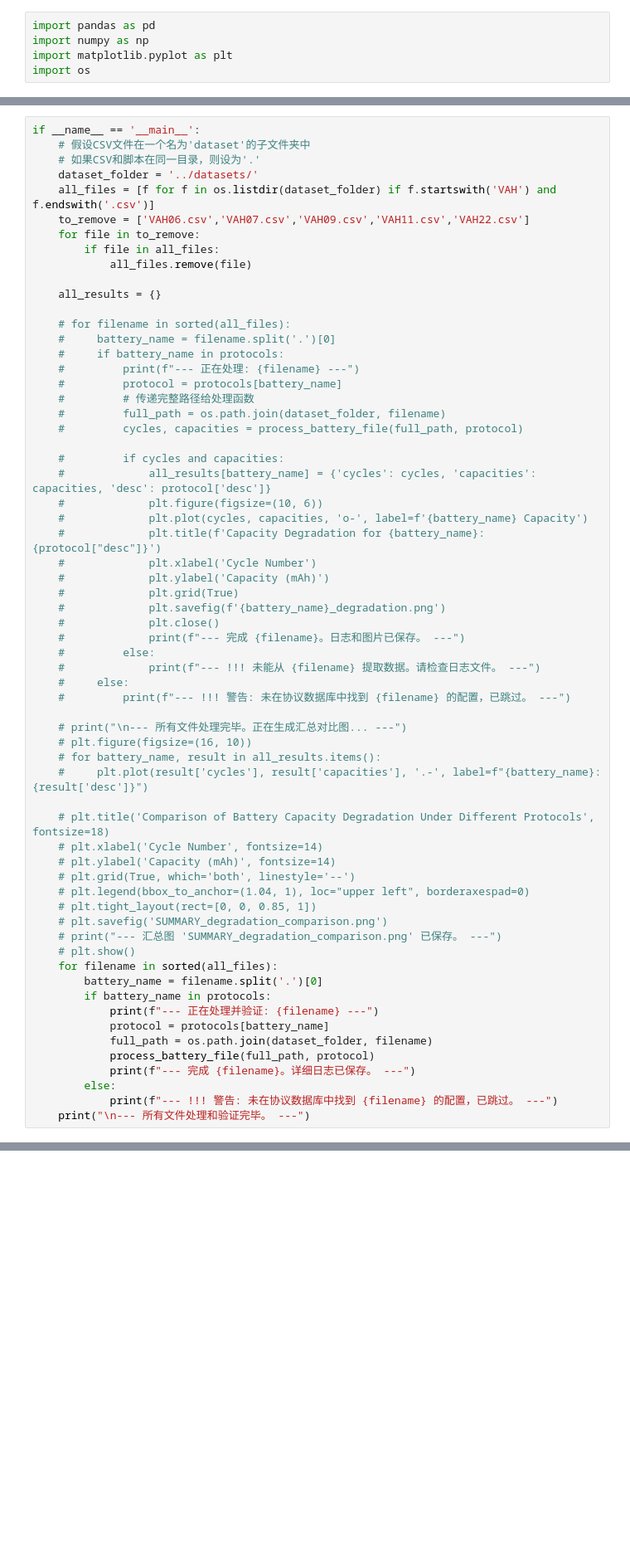
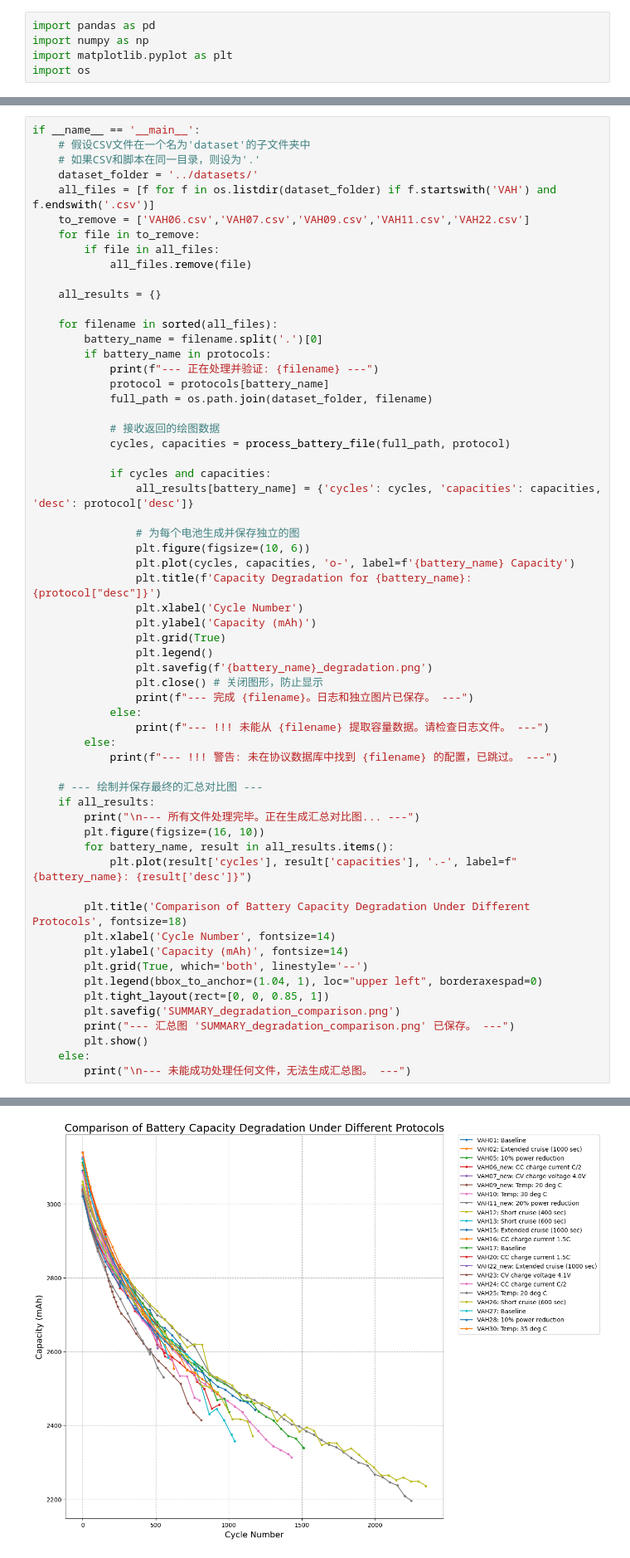
Before and after one commit to hilinxinhui/14226830, a Jupyter notebook: tutorials/cmu.ipynb, the cells around one changed output, grey strips where cells are left out. Shown at 83% size. Drawn from its saved outputs; the diff is of its cells as text; blank space fills up the shorter version.

```diff
--- a/tutorials/cmu.ipynb
+++ b/tutorials/cmu.ipynb
@@ -346,55 +502,52 @@ if __name__ == '__main__':
 
     all_results = {}
 
-    # for filename in sorted(all_files):
-    #     battery_name = filename.split('.')[0]
-    #     if battery_name in protocols:
-    #         print(f"--- 正在处理: {filename} ---")
-    #         protocol = protocols[battery_name]
-    #         # 传递完整路径给处理函数
-    #         full_path = os.path.join(dataset_folder, filename)
-    #         cycles, capacities = process_battery_file(full_path, protocol)
-
-    #         if cycles and capacities:
-    #             all_results[battery_name] = {'cycles': cycles, 'capacities': capacities, 'desc': protocol['desc']}
-    #             plt.figure(figsize=(10, 6))
-    #             plt.plot(cycles, capacities, 'o-', label=f'{battery_name} Capacity')
-    #             plt.title(f'Capacity Degradation for {battery_name}: {protocol["desc"]}')
-    #             plt.xlabel('Cycle Number')
-    #             plt.ylabel('Capacity (mAh)')
-    #             plt.grid(True)
-    #             plt.savefig(f'{battery_name}_degradation.png')
-    #             plt.close()
-    #             print(f"--- 完成 {filename}。日志和图片已保存。 ---")
-    #         else:
-    #             print(f"--- !!! 未能从 {filename} 提取数据。请检查日志文件。 ---")
-    #     else:
-    #         print(f"--- !!! 警告: 未在协议数据库中找到 {filename} 的配置，已跳过。 ---")
-
-    # print("\n--- 所有文件处理完毕。正在生成汇总对比图... ---")
-    # plt.figure(figsize=(16, 10))
-    # for battery_name, result in all_results.items():
-    #     plt.plot(result['cycles'], result['capacities'], '.-', label=f"{battery_name}: {result['desc']}")
-
-    # plt.title('Comparison of Battery Capacity Degradation Under Different Protocols', fontsize=18)
-    # plt.xlabel('Cycle Number', fontsize=14)
-    # plt.ylabel('Capacity (mAh)', fontsize=14)
-    # plt.grid(True, which='both', linestyle='--')
-    # plt.legend(bbox_to_anchor=(1.04, 1), loc="upper left", borderaxespad=0)
-    # plt.tight_layout(rect=[0, 0, 0.85, 1])
-    # plt.savefig('SUMMARY_degradation_comparison.png')
-    # print("--- 汇总图 'SUMMARY_degradation_comparison.png' 已保存。 ---")
-    # plt.show()
     for filename in sorted(all_files):
         battery_name = filename.split('.')[0]
         if battery_name in protocols:
             print(f"--- 正在处理并验证: {filename} ---")
             protocol = protocols[battery_name]
             full_path = os.path.join(dataset_folder, filename)
-            process_battery_file(full_path, protocol)
-            print(f"--- 完成 {filename}。详细日志已保存。 ---")
+
+            # 接收返回的绘图数据
+            cycles, capacities = process_battery_file(full_path, protocol)
+
+            if cycles and capacities:
+                all_results[battery_name] = {'cycles': cycles, 'capacities': capacities, 'desc': protocol['desc']}
+
+                # 为每个电池生成并保存独立的图
+                plt.figure(figsize=(10, 6))
+                plt.plot(cycles, capacities, 'o-', label=f'{battery_name} Capacity')
+                plt.title(f'Capacity Degradation for {battery_name}: {protocol["desc"]}')
+                plt.xlabel('Cycle Number')
+                plt.ylabel('Capacity (mAh)')
+                plt.grid(True)
+                plt.legend()
+                plt.savefig(f'{battery_name}_degradation.png')
+                plt.close() # 关闭图形，防止显示
+                print(f"--- 完成 {filename}。日志和独立图片已保存。 ---")
+            else:
+                print(f"--- !!! 未能从 {filename} 提取容量数据。请检查日志文件。 ---")
         else:
             print(f"--- !!! 警告: 未在协议数据库中找到 {filename} 的配置，已跳过。 ---")
-    print("\n--- 所有文件处理和验证完毕。 ---")
+
+    # --- 绘制并保存最终的汇总对比图 ---
+    if all_results:
+        print("\n--- 所有文件处理完毕。正在生成汇总对比图... ---")
+        plt.figure(figsize=(16, 10))
+        for battery_name, result in all_results.items():
+            plt.plot(result['cycles'], result['capacities'], '.-', label=f"{battery_name}: {result['desc']}")
+
+        plt.title('Comparison of Battery Capacity Degradation Under Different Protocols', fontsize=18)
+        plt.xlabel('Cycle Number', fontsize=14)
+        plt.ylabel('Capacity (mAh)', fontsize=14)
+        plt.grid(True, which='both', linestyle='--')
+        plt.legend(bbox_to_anchor=(1.04, 1), loc="upper left", borderaxespad=0)
+        plt.tight_layout(rect=[0, 0, 0.85, 1])
+        plt.savefig('SUMMARY_degradation_comparison.png')
+        print("--- 汇总图 'SUMMARY_degradation_comparison.png' 已保存。 ---")
+        plt.show()
+    else:
+        print("\n--- 未能成功处理任何文件，无法生成汇总图。 ---")
 # %% [output]
 --- 正在处理并验证: VAH01.csv ---
@@ -416,0 +570 @@ if __name__ == '__main__':
+[figure, added]
```
Also changed, not shown: parts of 3 cells of this notebook, 44 other files.
